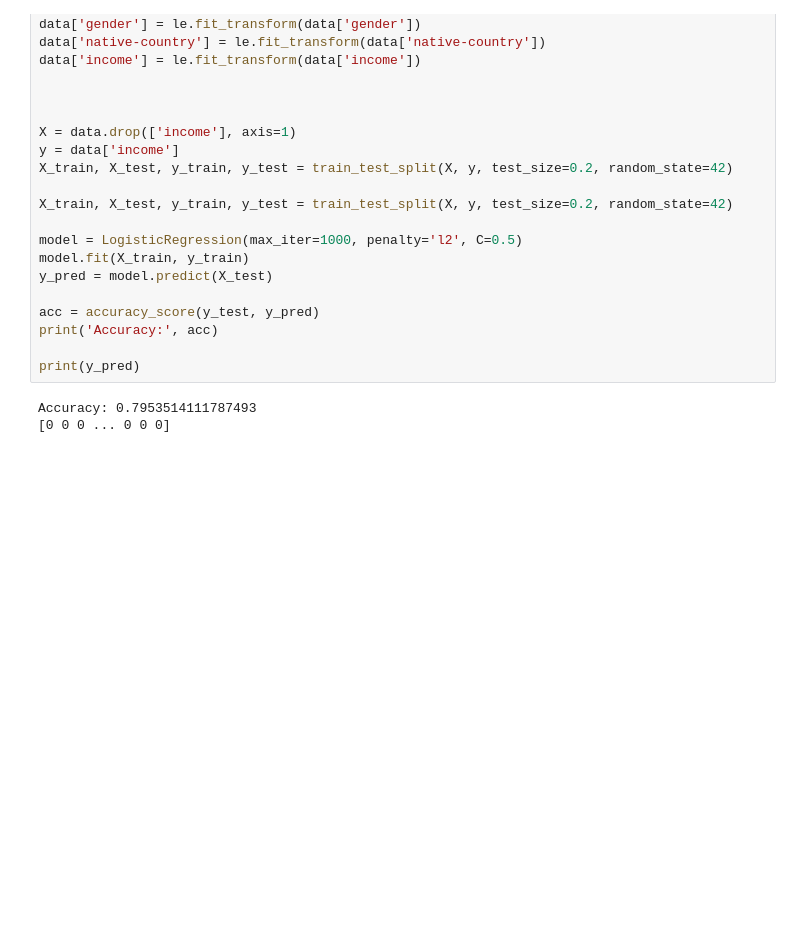
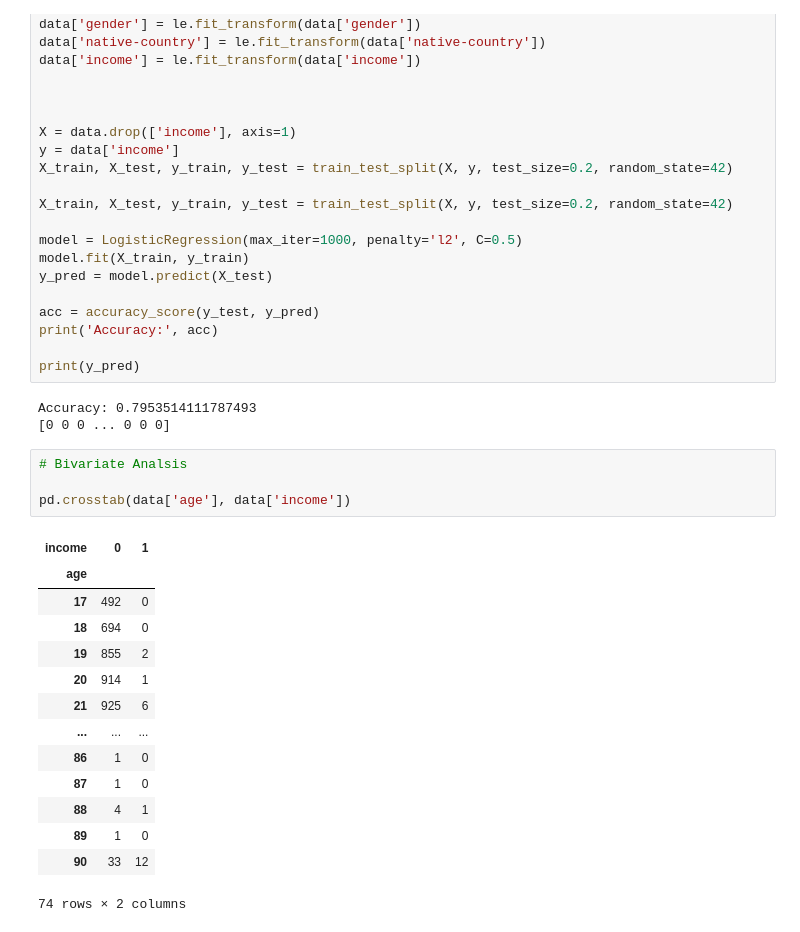
Before and after one commit to jul1998/Pandas-Python, a Jupyter notebook: adult-income-dataset.ipynb, the cells around one changed output. Saved outputs shown, nothing was run; the diff lists cells and outputs as text; blank space fills up the shorter version.

```diff
--- a/adult-income-dataset.ipynb
+++ b/adult-income-dataset.ipynb
@@ -267,3 +267,22 @@ print(y_pred)
 # %% [output]
 Accuracy: 0.7953514111787493
 [0 0 0 ... 0 0 0]
+# %%
+# Bivariate Analsis
+
+pd.crosstab(data['age'], data['income'])
+# %% [output]
+| income | 0 | 1 |
+| age |  |  |
+| 17 | 492 | 0 |
+| 18 | 694 | 0 |
+| 19 | 855 | 2 |
+| 20 | 914 | 1 |
+| 21 | 925 | 6 |
+| ... | ... | ... |
+| 86 | 1 | 0 |
+| 87 | 1 | 0 |
+| 88 | 4 | 1 |
+| 89 | 1 | 0 |
+| 90 | 33 | 12 |
+74 rows × 2 columns
```
Also changed, not shown: parts of 6 cells of this notebook.
